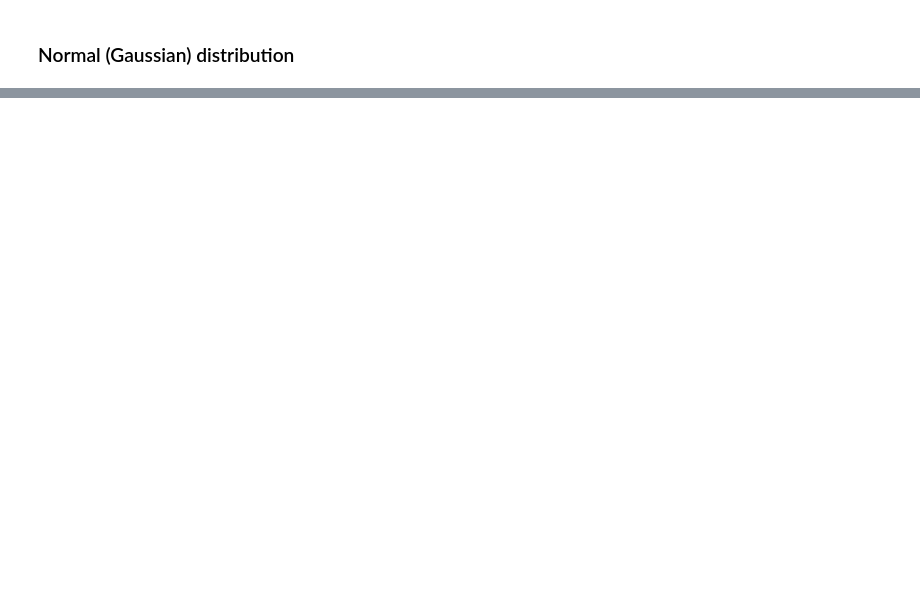
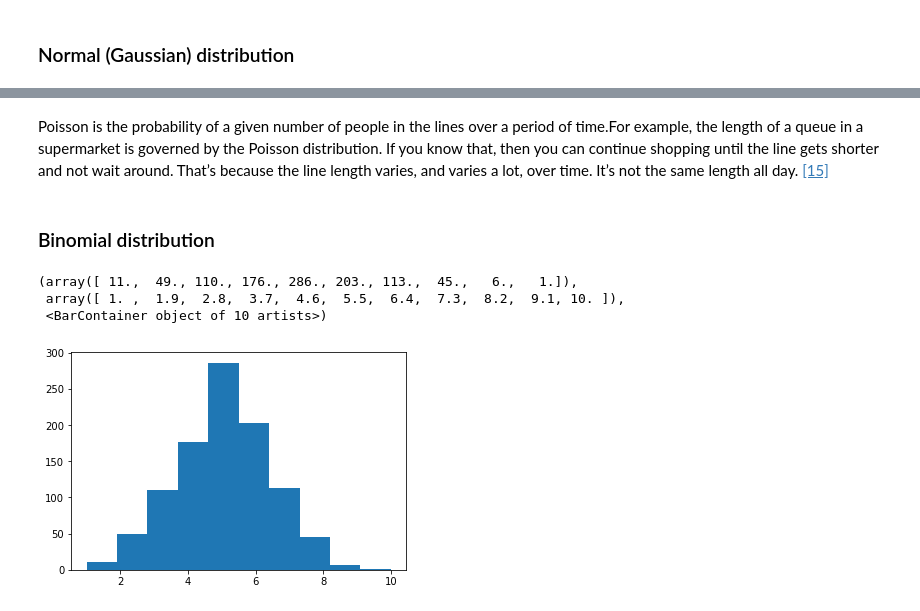
Before and after one commit to Anja585/SchoolAssignment-ProgrammingForDataAnalysis, a Jupyter notebook: numpy_random.ipynb, the cells around one changed output, grey strips where cells are left out. Cells and saved outputs as stored; diff of their text form; code cells hidden in the pictures; blank space fills up the shorter version.

```diff
--- a/numpy_random.ipynb
+++ b/numpy_random.ipynb
@@ -183,0 +207,14 @@ Using random() function in NumPy, we are saying to pick up the sample from the n
+# %% [markdown]
+Poisson is the probability of a given number of people in the lines over a period of time.For example, the length of a queue in a supermarket is governed by the Poisson distribution. If you know that, then you can continue shopping until the line gets shorter and not wait around. That’s because the line length varies, and varies a lot, over time. It’s not the same length all day. [[15]](#Reference)
+# %% [markdown]
+### Binomial distribution
+# %%
+rng = np.random.default_rng()
+n, p = 10, 0.5  # number of trials, probability of each trial
+s = rng.binomial(n, p, 1000)
+plt.hist(s)
+# %% [output]
+(array([ 11.,  49., 110., 176., 286., 203., 113.,  45.,   6.,   1.]),
+ array([ 1. ,  1.9,  2.8,  3.7,  4.6,  5.5,  6.4,  7.3,  8.2,  9.1, 10. ]),
+ <BarContainer object of 10 artists>)
+[figure, added]
```
Also changed, not shown: parts of 13 cells of this notebook.
